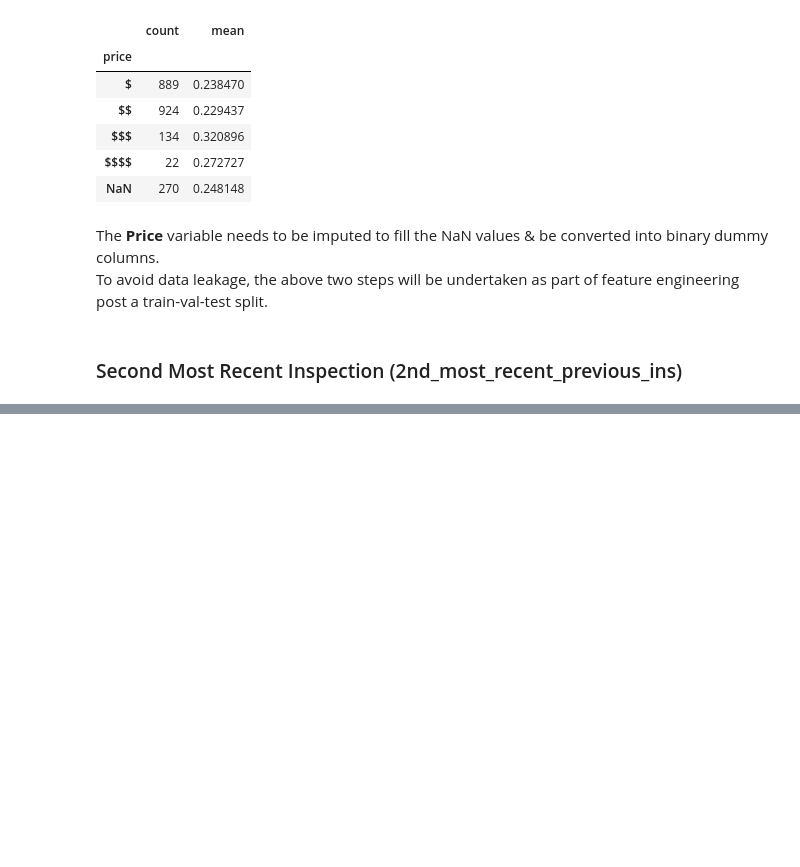
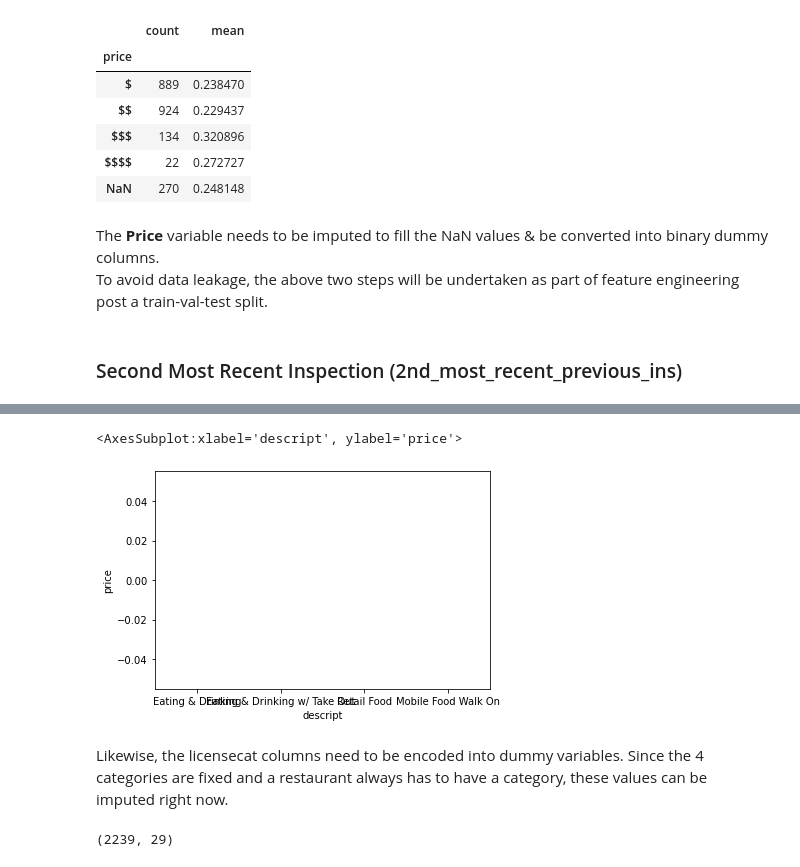
Before and after one commit to navish92/Restaurant_Inspections, a Jupyter notebook: Feature_Engineering_and_Modeling.ipynb, the cells around one changed output, grey strips where cells are left out. Cells and saved outputs as stored; diff of their text form; code cells hidden in the pictures; blank space fills up the shorter version.

Commit message:
mid way through EDA. Exploring categories currently

```diff
--- a/Feature_Engineering_and_Modeling.ipynb
+++ b/Feature_Engineering_and_Modeling.ipynb
@@ -264,0 +270,2 @@ df_eda[df_eda['2nd_most_recent_previous_ins'].isna()]
+# %%
+df_eda['2nd_most_recent_previous_ins'].dropna(inplace=True)
@@ -264,0 +305,12 @@ df_eda[df_eda['2nd_most_recent_previous_ins'].isna()]
+# %%
+# sns.scatterplot(x='descript',y='price',data=df_eda)
+sns.barplot(x=df_eda.descript,y=df_eda.price.value_counts())
+# %% [output]
+<AxesSubplot:xlabel='descript', ylabel='price'>
+[figure, added]
+# %% [markdown]
+Likewise, the licensecat columns need to be encoded into dummy variables. Since the 4 categories are fixed and a restaurant always has to have a category, these values can be imputed right now.
+# %%
+df_eda.shape
+# %% [output]
+(2239, 29)
```
Also changed, not shown: parts of 12 cells of this notebook.
